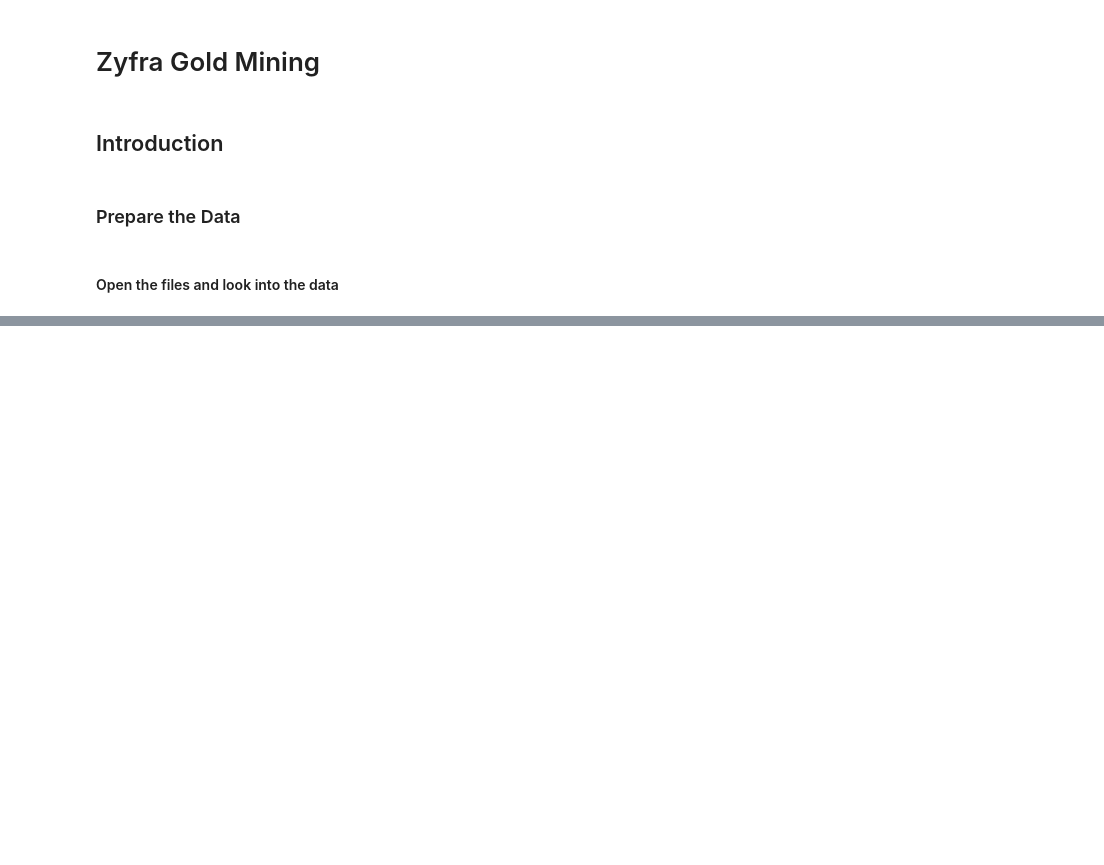
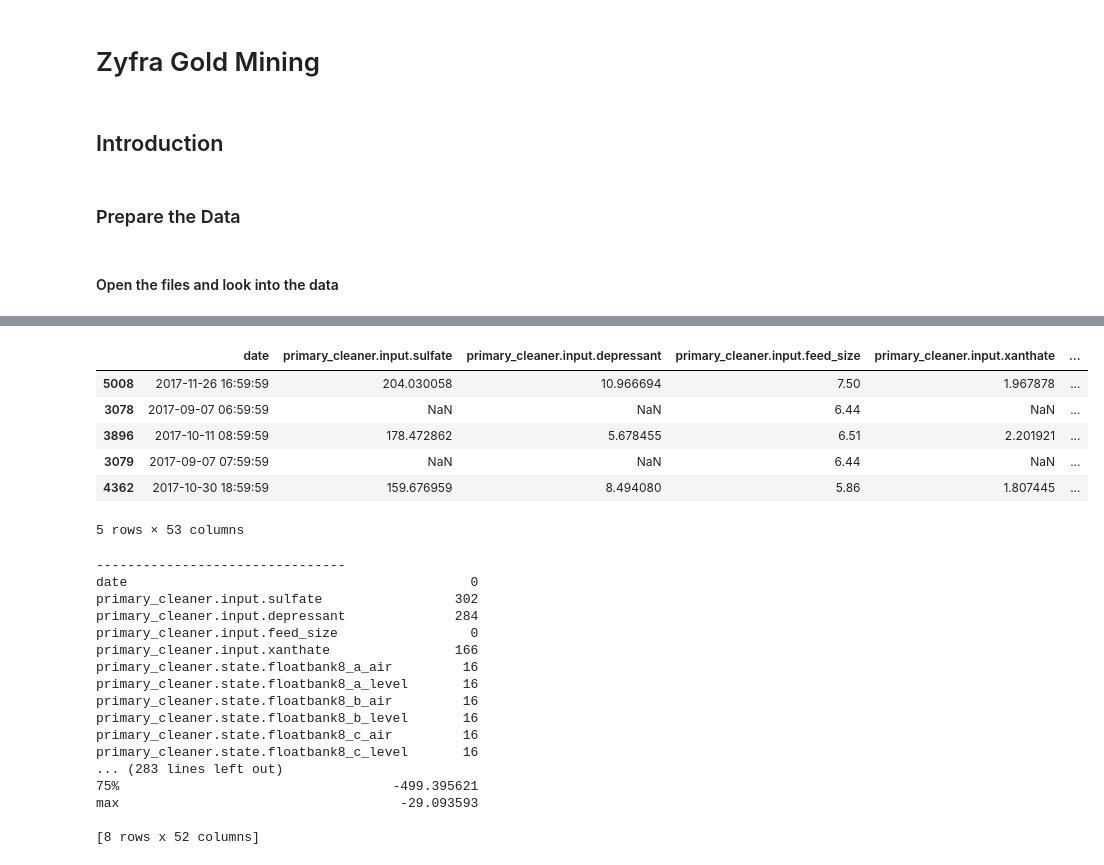
Before and after one commit to jestercruz/TripleTen-Projects, a Jupyter notebook: Sprint 10/zyfra_gold_mine.ipynb, the cells around one changed output, grey strips where cells are left out. Cells and saved outputs as stored; diff of their text form; code cells hidden in the pictures; blank space fills up the shorter version.

```diff
--- a/Sprint 10/zyfra_gold_mine.ipynb
+++ b/Sprint 10/zyfra_gold_mine.ipynb
@@ -29,0 +65,28 @@ except:
+# %%
+# Explore the test data
+explore_data(test)
+# %% [output]
+|  | date | primary_cleaner.input.sulfate | primary_cleaner.input.depressant | primary_cleaner.input.feed_size | primary_cleaner.input.xanthate | ... |
+| 5008 | 2017-11-26 16:59:59 | 204.030058 | 10.966694 | 7.50 | 1.967878 | ... |
+| 3078 | 2017-09-07 06:59:59 | NaN | NaN | 6.44 | NaN | ... |
+| 3896 | 2017-10-11 08:59:59 | 178.472862 | 5.678455 | 6.51 | 2.201921 | ... |
+| 3079 | 2017-09-07 07:59:59 | NaN | NaN | 6.44 | NaN | ... |
+| 4362 | 2017-10-30 18:59:59 | 159.676959 | 8.494080 | 5.86 | 1.807445 | ... |
+5 rows × 53 columns
+--------------------------------
+date                                            0
+primary_cleaner.input.sulfate                 302
+primary_cleaner.input.depressant              284
+primary_cleaner.input.feed_size                 0
+primary_cleaner.input.xanthate                166
+primary_cleaner.state.floatbank8_a_air         16
+primary_cleaner.state.floatbank8_a_level       16
+primary_cleaner.state.floatbank8_b_air         16
+primary_cleaner.state.floatbank8_b_level       16
+primary_cleaner.state.floatbank8_c_air         16
+primary_cleaner.state.floatbank8_c_level       16
+... (283 lines left out)
+75%                                   -499.395621
+max                                    -29.093593
+
+[8 rows x 52 columns]
```
Also changed, not shown: parts of 9 cells of this notebook, 1 other file.
